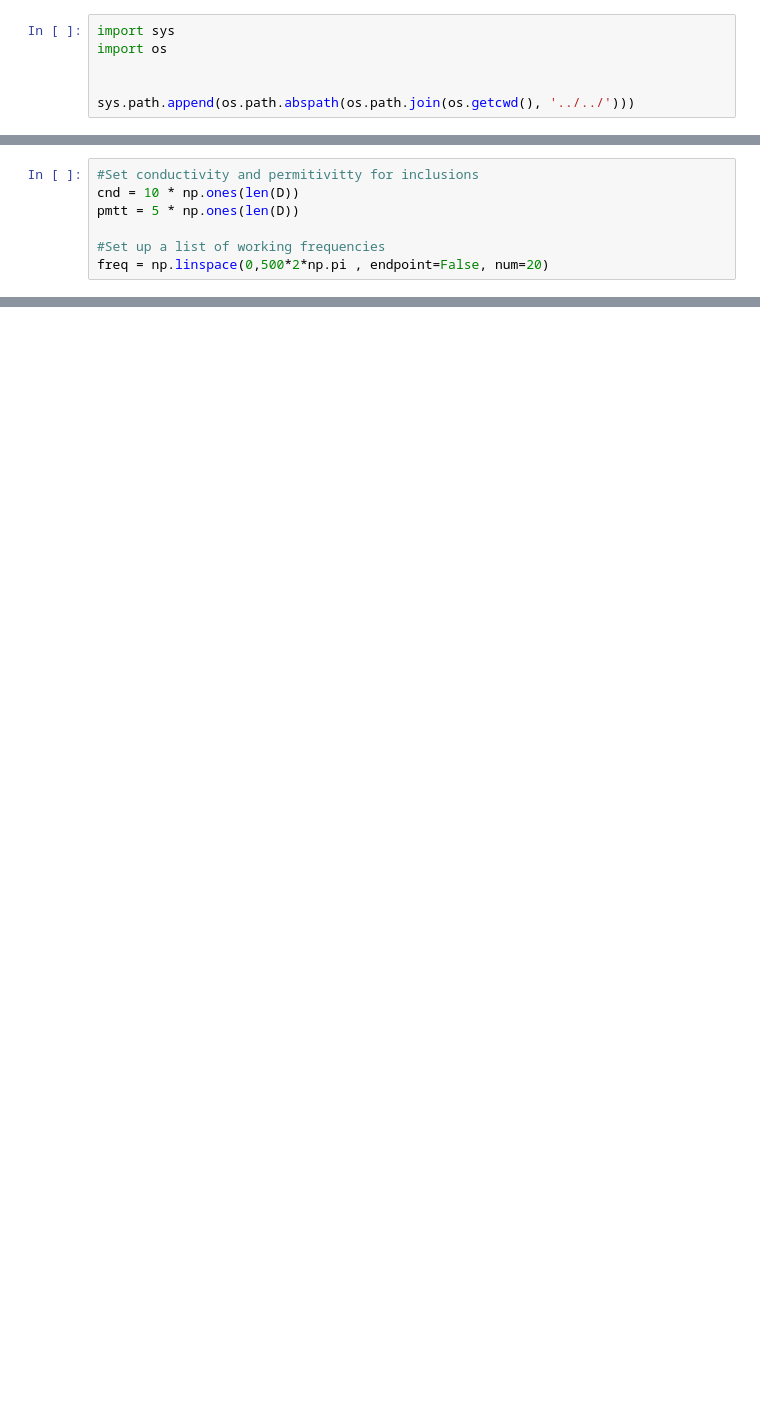
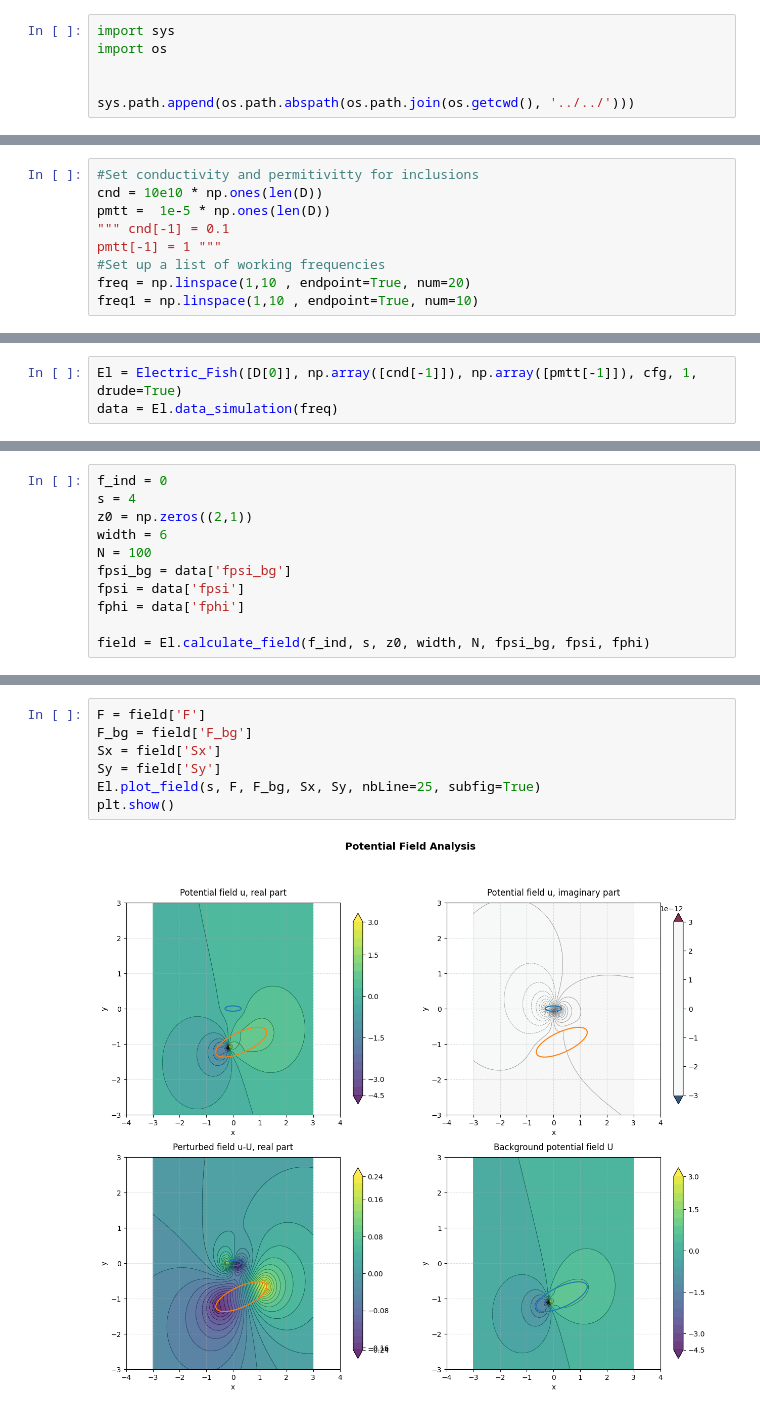
Before and after one commit to Ukechh/SIES_Python_version, a Jupyter notebook: demo/Electric_Fish/demo_shape_recognition_jupyter.ipynb, the cells around one changed output, grey strips where cells are left out. Drawn from its saved outputs; the diff is of its cells as text; blank space fills up the shorter version.

```diff
--- a/demo/Electric_Fish/demo_shape_recognition_jupyter.ipynb
+++ b/demo/Electric_Fish/demo_shape_recognition_jupyter.ipynb
@@ -82,7 +116,9 @@ D = [
 # %%
 #Set conductivity and permitivitty for inclusions
-cnd = 10 * np.ones(len(D))
-pmtt = 5 * np.ones(len(D))
-
+cnd = 10e10 * np.ones(len(D))
+pmtt =  1e-5 * np.ones(len(D))
+""" cnd[-1] = 0.1
+pmtt[-1] = 1 """
 #Set up a list of working frequencies
-freq = np.linspace(0,500*2*np.pi , endpoint=False, num=20)
+freq = np.linspace(1,10 , endpoint=True, num=20)
+freq1 = np.linspace(1,10 , endpoint=True, num=10)
@@ -108,0 +147,3 @@ plt.show()
+# %%
+El = Electric_Fish([D[0]], np.array([cnd[-1]]), np.array([pmtt[-1]]), cfg, 1, drude=True)
+data = El.data_simulation(freq)
@@ -108,0 +152,11 @@ plt.show()
+# %%
+f_ind = 0
+s = 4
+z0 = np.zeros((2,1))
+width = 6
+N = 100
+fpsi_bg = data['fpsi_bg']
+fpsi = data['fpsi']
+fphi = data['fphi']
+
+field = El.calculate_field(f_ind, s, z0, width, N, fpsi_bg, fpsi, fphi)
@@ -108,0 +165,9 @@ plt.show()
+# %%
+F = field['F']
+F_bg = field['F_bg']
+Sx = field['Sx']
+Sy = field['Sy']
+El.plot_field(s, F, F_bg, Sx, Sy, nbLine=25, subfig=True)
+plt.show()
+# %% [output]
+[figure, added]
```
Also changed, not shown: parts of 27 cells of this notebook, 27 other files.
